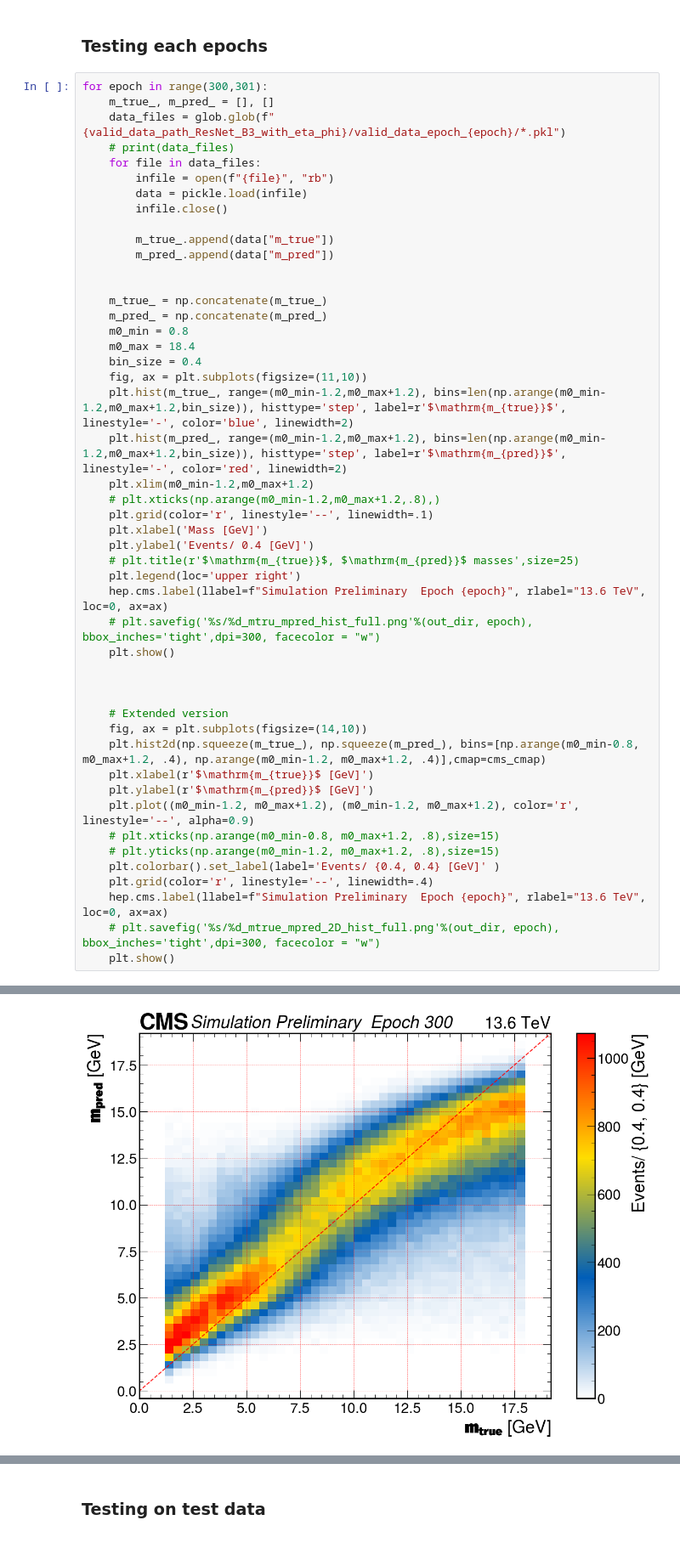
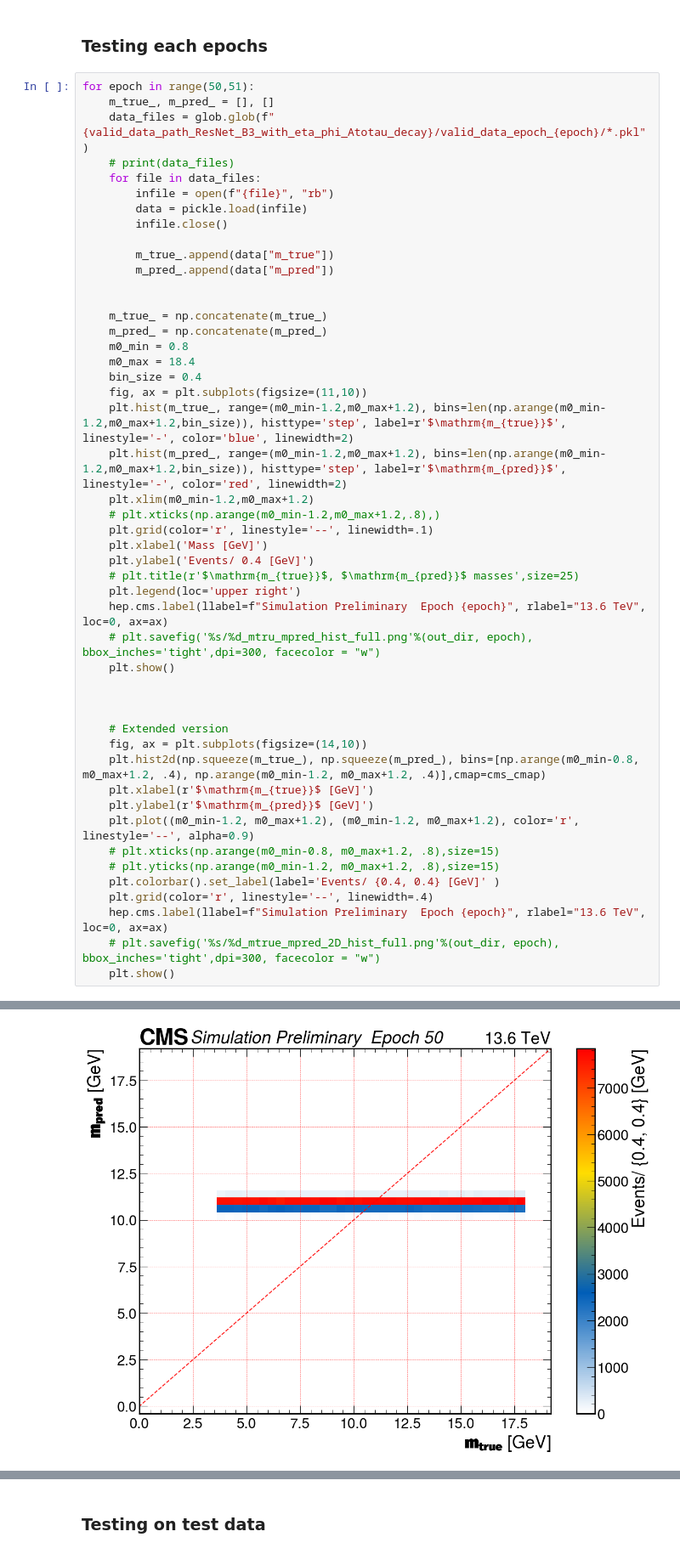
Before and after one commit to bhbam/H_AA_CLuster_jupyter_notebooks, a Jupyter notebook: PL_mass_regression_multi_node_multi_gpu_h5.ipynb, the cells around one changed output, grey strips where cells are left out. Shown at 85% size. Cells and saved outputs as stored; diff of their text form.

```diff
--- a/PL_mass_regression_multi_node_multi_gpu_h5.ipynb
+++ b/PL_mass_regression_multi_node_multi_gpu_h5.ipynb
@@ -50,9 +53,9 @@ valid_data_path_ResNet_B3_with_eta_phi='/pscratch/sd/b/bbbam/ResNet_B3_with_ieta
 # %% [markdown]
 ### Testing each epochs
 # %%
-for epoch in range(300,301):
+for epoch in range(50,51):
     m_true_, m_pred_ = [], []
-    data_files = glob.glob(f"{valid_data_path_ResNet_B3_with_eta_phi}/valid_data_epoch_{epoch}/*.pkl")
+    data_files = glob.glob(f"{valid_data_path_ResNet_B3_with_eta_phi_Atotau_decay}/valid_data_epoch_{epoch}/*.pkl")
     # print(data_files)
     for file in data_files:
         infile = open(f"{file}", "rb")
@@ -102,2 +105,2 @@ for epoch in range(300,301):
-[figure, old version]
+[figure, new version]
 # %%
```
Also changed, not shown: parts of 3 cells of this notebook, 1 other file.
